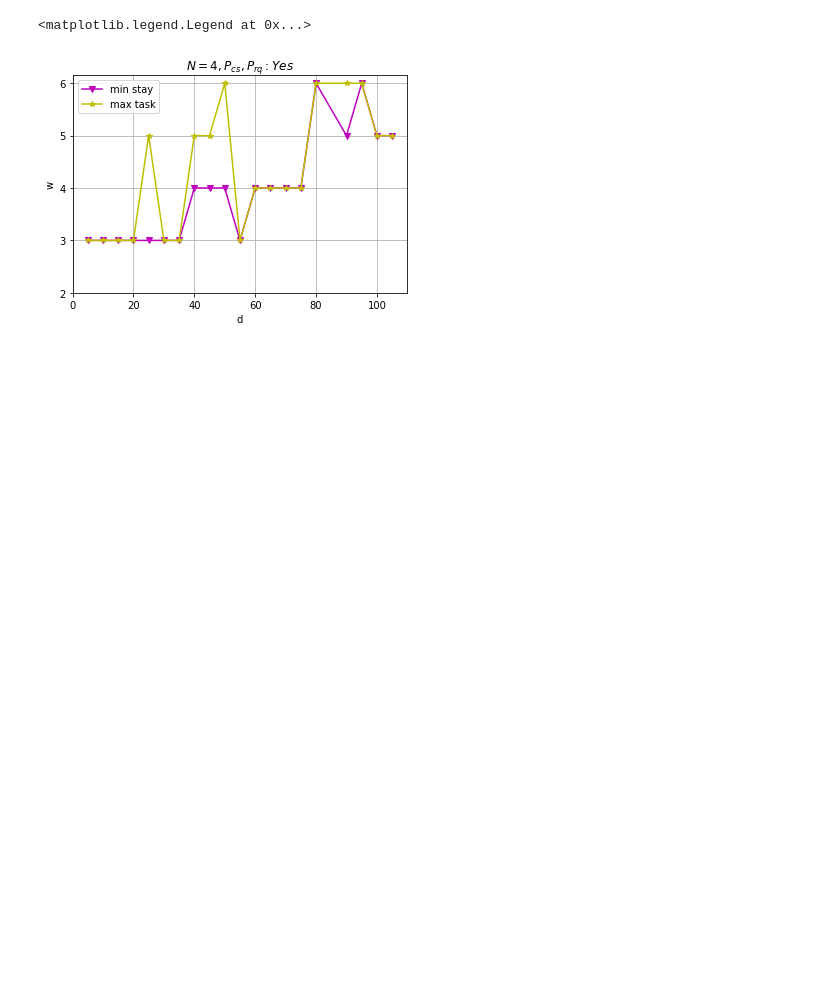
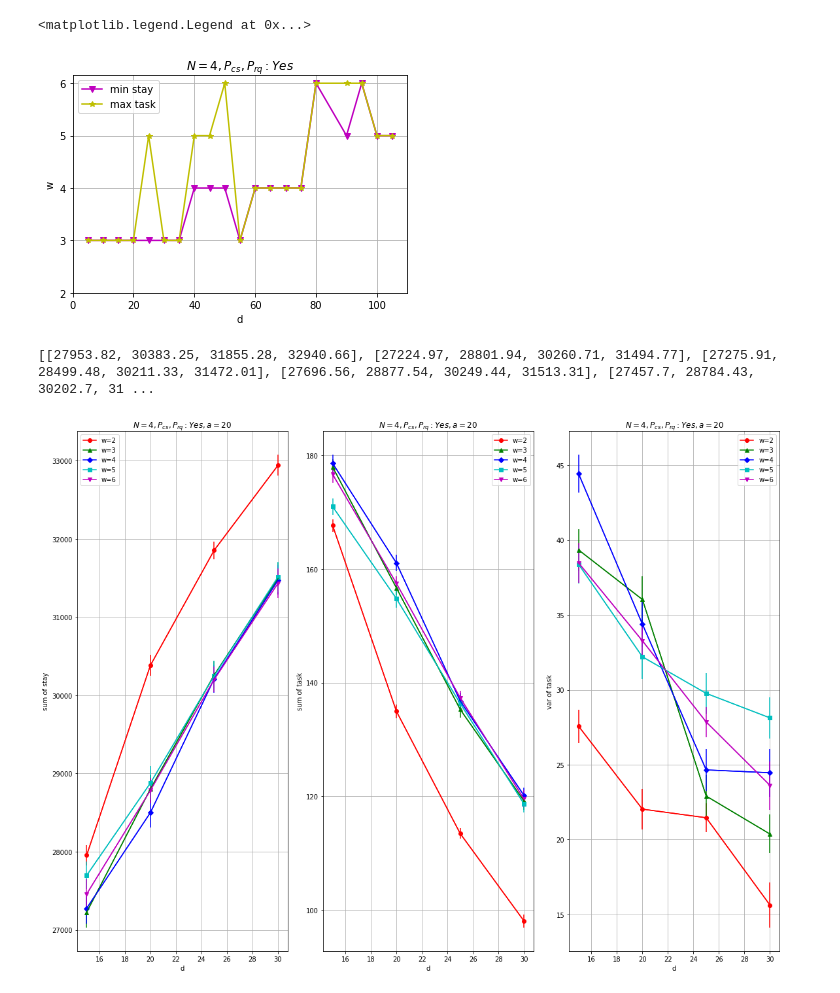
Before and after one commit to shoooooman/pad-data, a Jupyter notebook: data_plot.ipynb, the cells around one changed output. Saved outputs shown, nothing was run; the diff lists cells and outputs as text; code cells hidden in the pictures; blank space fills up the shorter version.

Commit message:
add data

```diff
--- a/data_plot.ipynb
+++ b/data_plot.ipynb
@@ -100,8 +100,8 @@ plt.savefig('./fig/graphs-ghost.png')
 [0.9971033150949469, 0.6855624446412755, 0.34117315965102724, 0.2260090841735657, 0.137143472757144, 0.056707549631651845, 0.013679486145824935, 0.9835854522046991, 0.6652709557935422, 0.4162746753507 ...
 [figure]
 # %%
+WINDOW_SIZES = ['2', '3', '4', '5', '6'] # redefined
 NUM_WINDOW_SIZE = 5 # redefined
-WINDOW_SIZES = ['2', '3', '4', '5', '6'] # redefined
 MAX_WINDOW_SIZE = 6
 NUM_TYPE_DELAYS = 20 # 5, 10, 15, 20, 25, 30, 35, 40, 45, 50, 55, 60, 65, 70, 75, 80, 90, 95, 100, 105
 DELAYS = [5, 10, 15, 20, 25, 30, 35, 40, 45, 50, 55, 60, 65, 70, 75, 80, 90, 95, 100, 105]
@@ -112,26 +112,26 @@ print(window_d)
 print(ave_sum_stay_d)
 print(ave_sum_task_d)
 
-def parse_wx_to_dx(data):
-    parsed = [[] for i in range(NUM_WINDOW_SIZE)]
-    for i in range(NUM_TYPE_DELAYS):
-        for j in range(NUM_WINDOW_SIZE):
-            parsed[j].append(data[NUM_WINDOW_SIZE*i+j])
+def parse_wx_to_dx(data, num_window_size=NUM_WINDOW_SIZE, num_type_delays=NUM_TYPE_DELAYS):
+    parsed = [[] for i in range(num_window_size)]
+    for i in range(num_type_delays):
+        for j in range(num_window_size):
+            parsed[j].append(data[num_window_size*i+j])
     return parsed
 
 print(parse_wx_to_dx(ave_sum_stay_d))
 
-def data_plot_d(xdata, ydata, errdata, title, ylabel, xlabel='d'):
+def data_plot_d(xdata, ydata, errdata, title, ylabel, xlabel='d', num_window_size=NUM_WINDOW_SIZE, window_sizes=WINDOW_SIZES):
     """
     Plot graph with xdata and ydata.
     The second param errdata represents yerror.
     """
-    for i in range(NUM_WINDOW_SIZE):
+    for i in range(num_window_size):
         x = xdata
         y = ydata[i]
         err = errdata[i]
         plt.errorbar(x, y, yerr=err, fmt=COLORS[i+1])
-        plt.plot(x, y, marker=MARKERS[i], color=COLORS[i+1], label='w='+WINDOW_SIZES[i])
+        plt.plot(x, y, marker=MARKERS[i], color=COLORS[i+1], label='w='+window_sizes[i])
 
     plt.title(title)
     plt.xlabel(xlabel)
@@ -207,3 +205,18 @@ plt.legend()
 [1 1 1 1 3 1 1 3 3 4 1 2 2 2 2 4 4 4 3 3]
 <matplotlib.legend.Legend at 0x...>
 [figure]
+# %%
+priority_d_20, window_d_20, num_nodes_d_20, ave_sum_stay_d_20, se_sum_stay_d_20, ave_sum_task_d_20, se_sum_task_d_20, ave_var_task_d_20, se_var_task_d_20 = np.loadtxt("./data/delay/a_20/data_summary", delimiter=',', unpack=True)
+print(parse_wx_to_dx(ave_sum_stay_d_20, num_type_delays=4))
+
+plt.figure(figsize=(16, 12))
+plt.subplot(1, 3, 1)
+data_plot_d([15, 20, 25, 30], parse_wx_to_dx(ave_sum_stay_d_20, num_type_delays=4), parse_wx_to_dx(se_sum_stay_d, num_type_delays=4), '$N = 4, P_{cs}, P_{rq}: Yes, a=20$', 'sum of stay')
+plt.subplot(1, 3, 2)
+data_plot_d([15, 20, 25, 30], parse_wx_to_dx(ave_sum_task_d_20, num_type_delays=4), parse_wx_to_dx(se_sum_task_d, num_type_delays=4), '$N = 4, P_{cs}, P_{rq}: Yes, a=20$', 'sum of task')
+plt.subplot(1, 3, 3)
+data_plot_d([15, 20, 25, 30], parse_wx_to_dx(ave_var_task_d_20, num_type_delays=4), parse_wx_to_dx(se_var_task_d, num_type_delays=4), '$N = 4, P_{cs}, P_{rq}: Yes, a=20$', 'var of task')
+plt.tight_layout()
+# %% [output]
+[[27953.82, 30383.25, 31855.28, 32940.66], [27224.97, 28801.94, 30260.71, 31494.77], [27275.91, 28499.48, 30211.33, 31472.01], [27696.56, 28877.54, 30249.44, 31513.31], [27457.7, 28784.43, 30202.7, 31 ...
+[figure, added]
```
Also changed, not shown: parts of 3 cells of this notebook, 6 other files.
